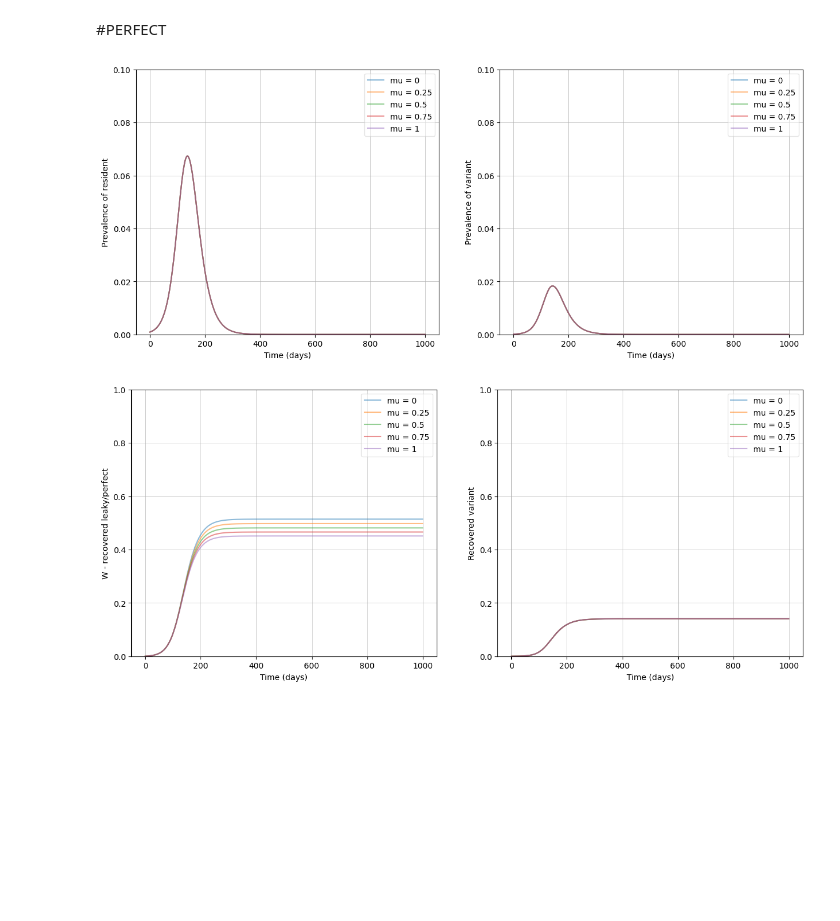
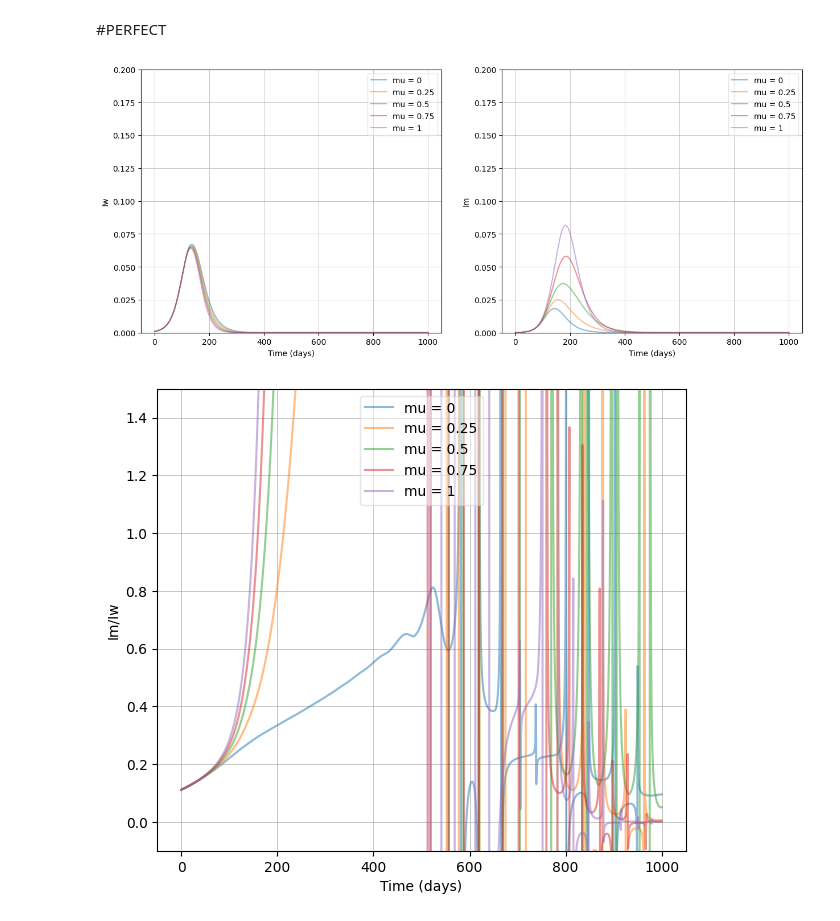
Before and after one commit to condusinew/vaccine_failure_escape, a Jupyter notebook: SIR_mode_natimm.ipynb, the cells around one changed output. Cells and saved outputs as stored; diff of their text form; code cells hidden in the pictures; blank space fills up the shorter version.

```diff
--- a/SIR_mode_natimm.ipynb
+++ b/SIR_mode_natimm.ipynb
@@ -543,0 +251,4 @@ plot_basic(solution)
+# %%
+#ALWAYS RUN
+CIm0 = 0
+CIw0 = 0
@@ -743,22 +971,23 @@ plot_many_eps(ylim_max = 0.2,**kwargs)
 ## total natural immunity = 0.75 = E_a*E_L
 # %%
 #list of epsilons. epsilons of the same index can be multiplied to get natural immunity = 0.5 = E_a*E_L
-epsilona = [0.75, 0.9375, 0.8, 1]
-epsilonL = [1, 0.8, 0.9375, 0.75]
+epsilona_vals = [0.75, 0.9375, 0.8, 1]
+epsilonL_vals = [1, 0.8, 0.9375, 0.75]
 kwargs = {}
 solutions = []
 
+y0 = [S0, Iw0, X0, W0, Im0, Rv0, CIw0, CIm0]
 
 #loop thru epsilon values and solve to get many solutions at same protection level
-for i in range(len(epsilona)):
+for i in range(len(epsilona_vals)):
   solution = solve_ivp(SIR_model_rv,
                       [0,t],
                       y0,
-                      args=(mu, betar, gammar, betav, gammav, epsilona[i], epsilonL[i]),
+                      args=(mu, betar, gammar, betav, gammav, epsilona_vals[i], epsilonL_vals[i]),
                       dense_output=True,
                       t_eval=np.linspace(0, t, t + 1),)
   solutions.append(solution)
-  kwargs[str(epsilona[i])] = [str(epsilonL[i]), solutions[i]]
+  kwargs[str(epsilona_vals[i])] = [str(epsilonL_vals[i]), solutions[i]]
 
 plot_many_eps(ylim_max = 0.2, **kwargs)
 # %% [output]
@@ -766,21 +995,22 @@ plot_many_eps(ylim_max = 0.2, **kwargs)
 # %%
 #list of epsilons. epsilons of the same index can be multiplied to get natural immunity = 0.5 = E_a*E_L
-epsilona = [0.25, 0.5, 1]
-epsilonL = [1, 0.5, 0.75]
+epsilona_vals = [0.25, 0.5, 1]
+epsilonL_vals = [1, 0.5, 0.25]
 kwargs = {}
 solutions = []
 
+y0 = [S0, Iw0, X0, W0, Im0, Rv0, CIw0, CIm0]
 
 #loop thru epsilon values and solve to get many solutions at same protection level
-for i in range(len(epsilona)):
+for i in range(len(epsilona_vals)):
   solution = solve_ivp(SIR_model_rv,
                       [0,t],
                       y0,
-                      args=(mu, betar, gammar, betav, gammav, epsilona[i], epsilonL[i]),
+                      args=(mu, betar, gammar, betav, gammav, epsilona_vals[i], epsilonL_vals[i]),
                       dense_output=True,
                       t_eval=np.linspace(0, t, t + 1),)
   solutions.append(solution)
-  kwargs[str(epsilona[i])] = [str(epsilonL[i]), solutions[i]]
+  kwargs[str(epsilona_vals[i])] = [str(epsilonL_vals[i]), solutions[i]]
 
 plot_many_eps(ylim_max = 0.2,**kwargs)
 # %% [output]
@@ -832,14 +1022,14 @@ def plot_many_mon_WRv(param, figsize=(15, 6), ylim_max = 1, **kwargs):
 # %%
 # set parameter values that will not be changing
 
-Rrnaught = 1.6
+Rwnaught = 1.6
 gammar = 1/14
-betar = gammar*Rrnaught
+betar = gammar*Rwnaught
 
-Rvnaught = 1.7
+Rmnaught = 1.7
 gammav = 1/14
-betav = Rvnaught*gammav
-#Rvnaught = betav / gammav # R0 for variant with entirely susceptible population
+betav = Rmnaught*gammav
+#Rmnaught = betav / gammav # R0 for variant with entIwely susceptible population
 
 epsilona = 1 #1 means go into W: all/leaky; 0 means go into X, nothing
 epsilonL = 1 #nat imm efficacy
@@ -847,34 +1037,34 @@ t = 1000
 
 # set initial conditions
 S0 = 0.999
-Ir0 = 0.0009
+Iw0 = 0.0009
 
 X0 = 0
 W0 = 0
 
 Rv0 = 0
-Iv0 = 1-(S0+Ir0+X0+W0+Rv0) #need to get this seeded later
+Im0 = 1-(S0+Iw0+X0+W0+Rv0) #need to get this seeded later
 # %%
 #list of MU
 mu = [0, 0.25, 0.5, 0.75, 1] #mu being degre of immune escape, closer to 1 means more escape
 
 kwargs = {}
 solutions = []
 
 #loop thru epsilon values and solve to get many solutions at same protection level
 for i in range(len(mu)):
   solution = solve_ivp(SIR_model_rv,
                       [0,t],
                       y0,
                       args=(mu[i], betar, gammar, betav, gammav, epsilona, epsilonL),
                       dense_output=True,
                       t_eval=np.linspace(0, t, t + 1),)
   solutions.append(solution)
   kwargs[str(mu[i])] = solutions[i]
 
-plot_many_mono("mu",ylim_max = 0.1,**kwargs)
-plot_many_mon_WRv("mu",ylim_max = 1,**kwargs)
+plot_many_mono_anytwo("mu",ylim_max = 0.20,**kwargs)
+plot_many_mono_relfreq("mu",ylim_max = 1.5,**kwargs)
 # %% [output]
-[figure, old version]
+[figure, new version]
-[figure, old version]
+[figure, new version]
 # %%
```
Also changed, not shown: parts of 55 cells of this notebook.
